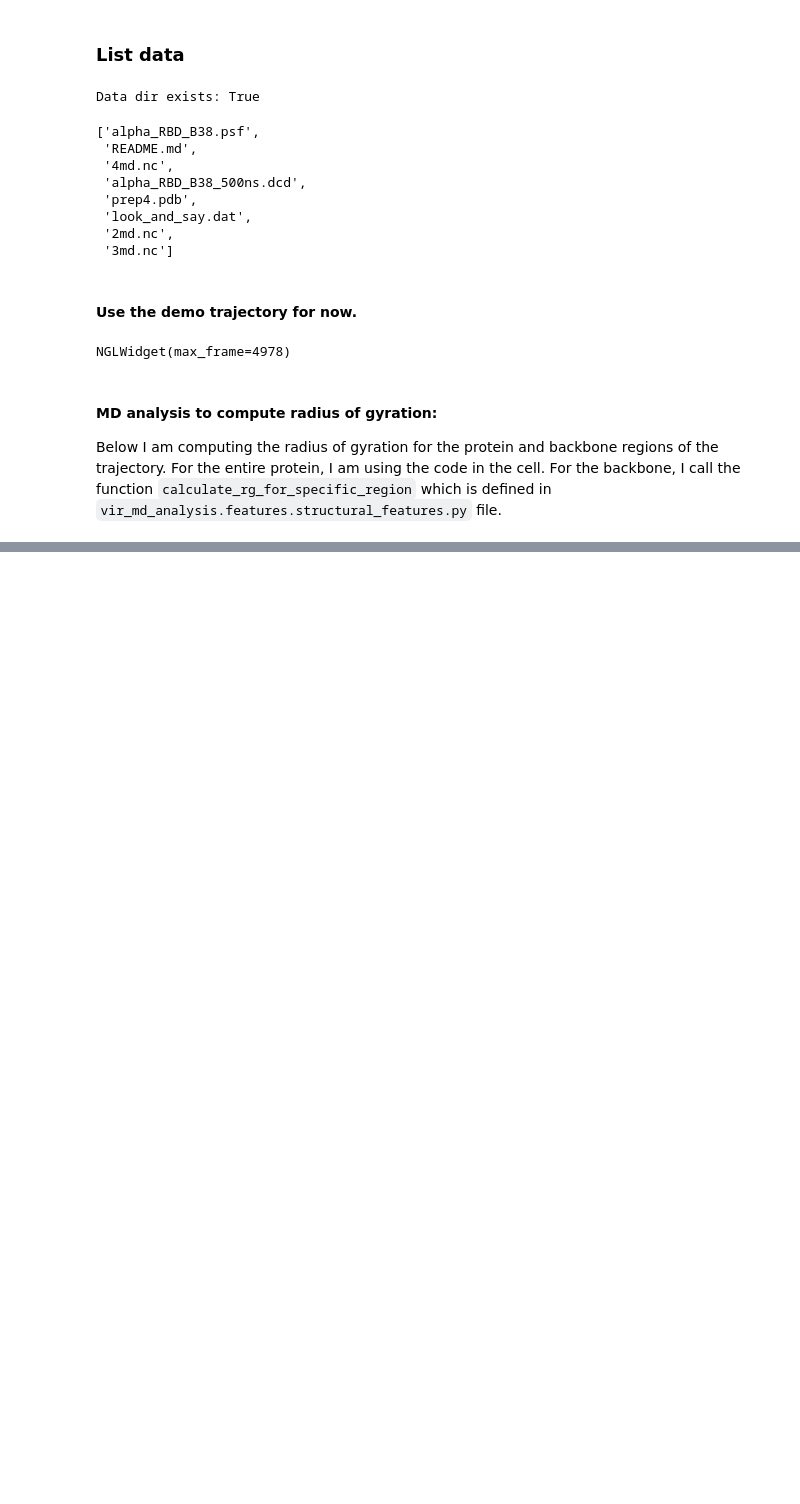
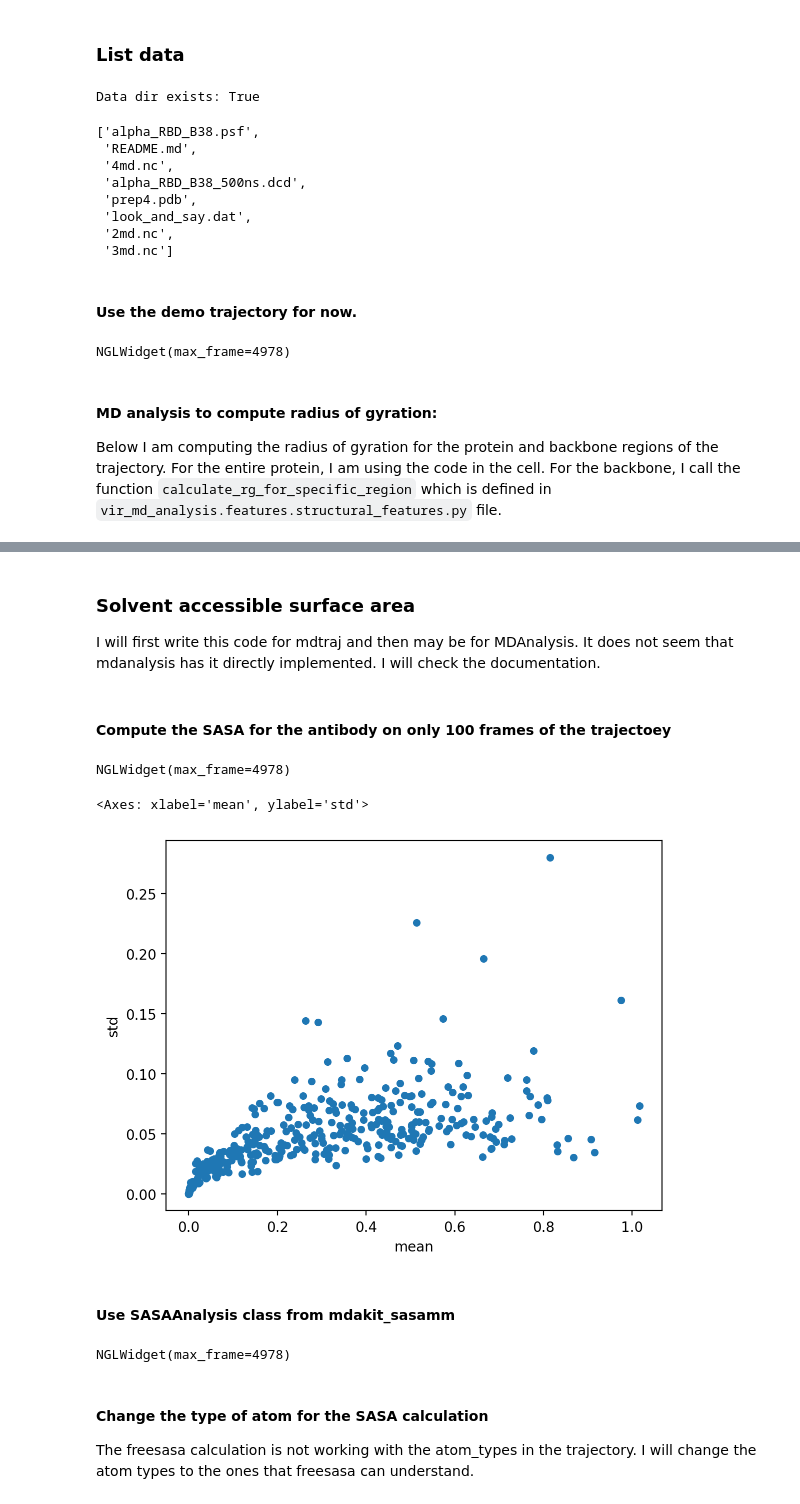
Before and after one commit to ChrisVir/vir_md_analysis, a Jupyter notebook: notebooks/development/1.0-05-16-2025_DevelopingInitialFeatures.ipynb, the cells around one changed output, grey strips where cells are left out. Drawn from its saved outputs; the diff is of its cells as text; code cells hidden in the pictures; blank space fills up the shorter version.

```diff
--- a/notebooks/development/1.0-05-16-2025_DevelopingInitialFeatures.ipynb
+++ b/notebooks/development/1.0-05-16-2025_DevelopingInitialFeatures.ipynb
@@ -103,6 +115,2 @@ Wall time: 4.19 s
 # %%
 traj = md.load_dcd(dcd, top=psf)
-# %%
-chains = list(traj.topology.chains)
-
-topology = traj.topology
@@ -108,0 +137,4 @@ topology = traj.topology
+# %% [markdown]
+### Solvent accessible surface area
+
+I will first write this code for mdtraj and then may be for MDAnalysis. It does not seem that mdanalysis has it directly implemented. I will check the documentation.
@@ -108,0 +205,32 @@ topology = traj.topology
+# %% [markdown]
+#### Compute the SASA for the antibody on only 100 frames of the trajectoey
+# %%
+traj1 = select_mdtraj_atoms(traj, region='chainid 1 or chainid 2')
+view2 = nv.show_mdtraj(traj1)
+view2.add_surface()
+view2
+# %% [output]
+NGLWidget(max_frame=4978)
+# %%
+sasa_df, residues = compute_sasa(traj1[:100], relative=True)
+# %%
+sasa_corr = sasa_df.corr()
+sasa_per_residue = sasa_df.aggregate(['mean', 'std'], axis=0).T
+sasa_per_residue.plot(kind='scatter', x='mean', y='std')
+# %% [output]
+<Axes: xlabel='mean', ylabel='std'>
+[figure, added]
+# %% [markdown]
+#### Use SASAAnalysis class from mdakit_sasamm
+# %%
+# select atoms for the Fab region of the antibody
+antibody = u.select_atoms('segid XP2 or segid XP3')
+view = nv.show_mdanalysis(antibody)
+view.add_surface()
+view
+# %% [output]
+NGLWidget(max_frame=4978)
+# %% [markdown]
+#### Change the type of atom for the SASA calculation
+
+The freesasa calculation is not working with the atom_types in the trajectory. I will change the atom types to the ones that freesasa can understand.
```
Also changed, not shown: parts of 51 cells of this notebook, 1 other file.
